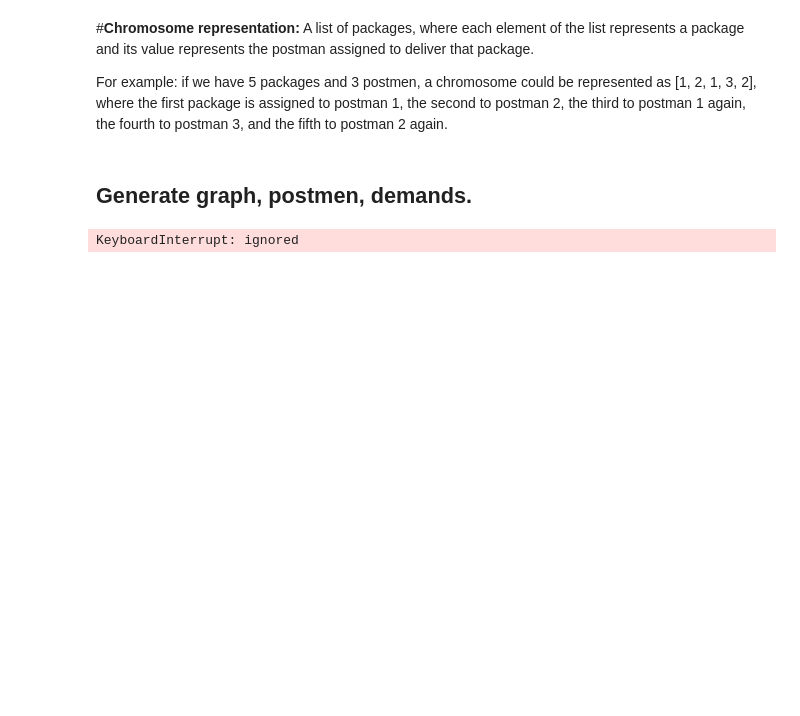
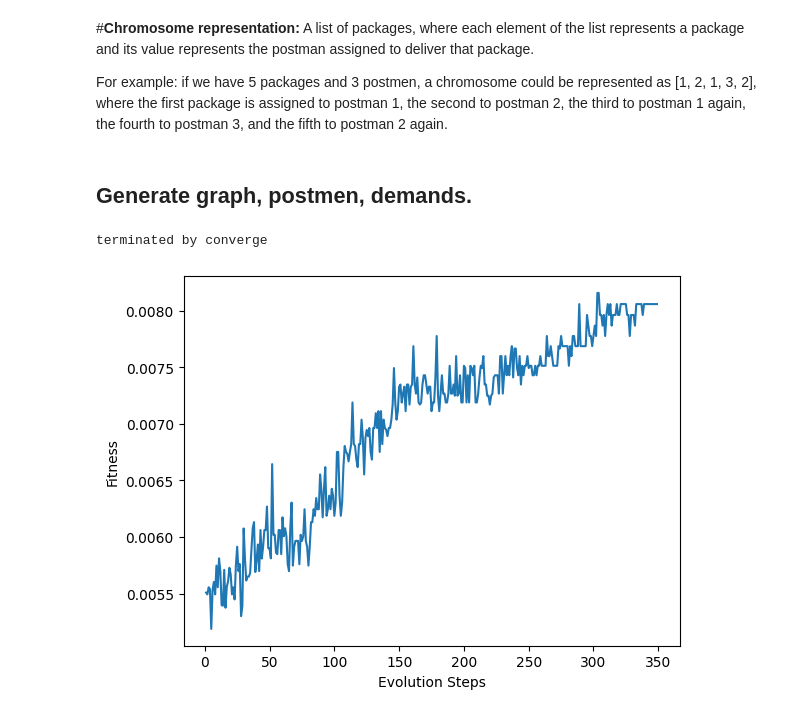
Before and after one commit to Ethan-zc/Genetic-Algorithm-For-Package-Deliverty, a Jupyter notebook: generic algorithm.ipynb, the cells around one changed output. Cells and saved outputs as stored; diff of their text form; code cells hidden in the pictures; blank space fills up the shorter version.

Commit message:
edit fitness evaluation method

```diff
--- a/generic algorithm.ipynb
+++ b/generic algorithm.ipynb
@@ -95,22 +85,23 @@ class Chromosome(object):
     self.assignment = assignment
     self.finish_time = finish_time
     self.postmen_cost = postmen_cost
+    self.fitness = 0
 
   def __str__(self) -> str:
      return f'Assignment {self.assignment} would deliver all packages in {self.finish_time} minutes, with postmen_cost {self.postmen_cost}'
 # %%
 class Model(object):
   def __init__(self, graph, postmen, demands):
-    self.graph = graph.adjMatrix
-    self.num_node = len(graph.adjMatrix)
+    self.graph = graph.adj_matrix
+    self.num_node = len(graph.adj_matrix)
     self.postmen = postmen
     self.cost_matrixs = []
     self.demands = demands
 
     for postman in self.postmen:
-      single_cost_matrix = np.divide(self.graph, postman.speedMatrix)
+      single_cost_matrix = np.divide(self.graph, postman.speed_matrix)
       self.cost_matrixs.append(single_cost_matrix)
-      postman.setTimeMatrix(self.dijkstra(0, single_cost_matrix))
+      postman.set_time_matrix(self.dijkstra(0, single_cost_matrix))
 
   def printSolution(self, dist):
     print("Vertex \tDistance from Source")
@@ -402,32 +366,27 @@ demands = [random.randint(0, graph_size-1) for j in range(num_demands)]
+# %%
+graph = read_graph_from_gml('sample_graph\\atlanta--D-B-M-N-C-A-N-N.gml')
+graph_size = len(graph)
+num_postmen = 8
+num_demands = 100
+g = Graph(adj_matrix=graph)
+postmen = [Postman(graph_size) for _ in range(graph_size)]
+demands = [random.randint(0, graph_size-1) for j in range(num_demands)]
 # %%
 gene = Gene(graph=g,
       postmen=postmen,
       demands=demands,
       population_size=100,
       mutation_rate=0.02,
-      num_generations=10,
-      crossover_method="single_point",
-      mutation_operator = "swap",
+      num_generations=1000,
+      crossover_method="uniform",
+      mutation_operator="swap",
       uniform_crossover_rate=0.3)
-# tmp = gene.create_population()
-# for g in tmp:
-#   print(g)
 gene.create_population()
+gene.evolution()
+# %% [output]
+terminated by converge
 # %%
-gene.evolution()
-# for cs in gene.best_each_iter:
-#   print(cs)
-%matplotlib inline
-x = list(range(1, 101))
-y = []
-for chromosome in gene.best_each_iter:
-  y.append(chromosome.finish_time)
-
-plt.plot(x, y)
-
-plt.xlabel('Evolution Steps')
-plt.ylabel('Best Finish Time')
-plt.show()
+gene.print_fitness_evolution()
 # %% [output]
-KeyboardInterrupt: ignored
+[figure, added]
 # %%
```
Also changed, not shown: parts of 9 cells of this notebook.
